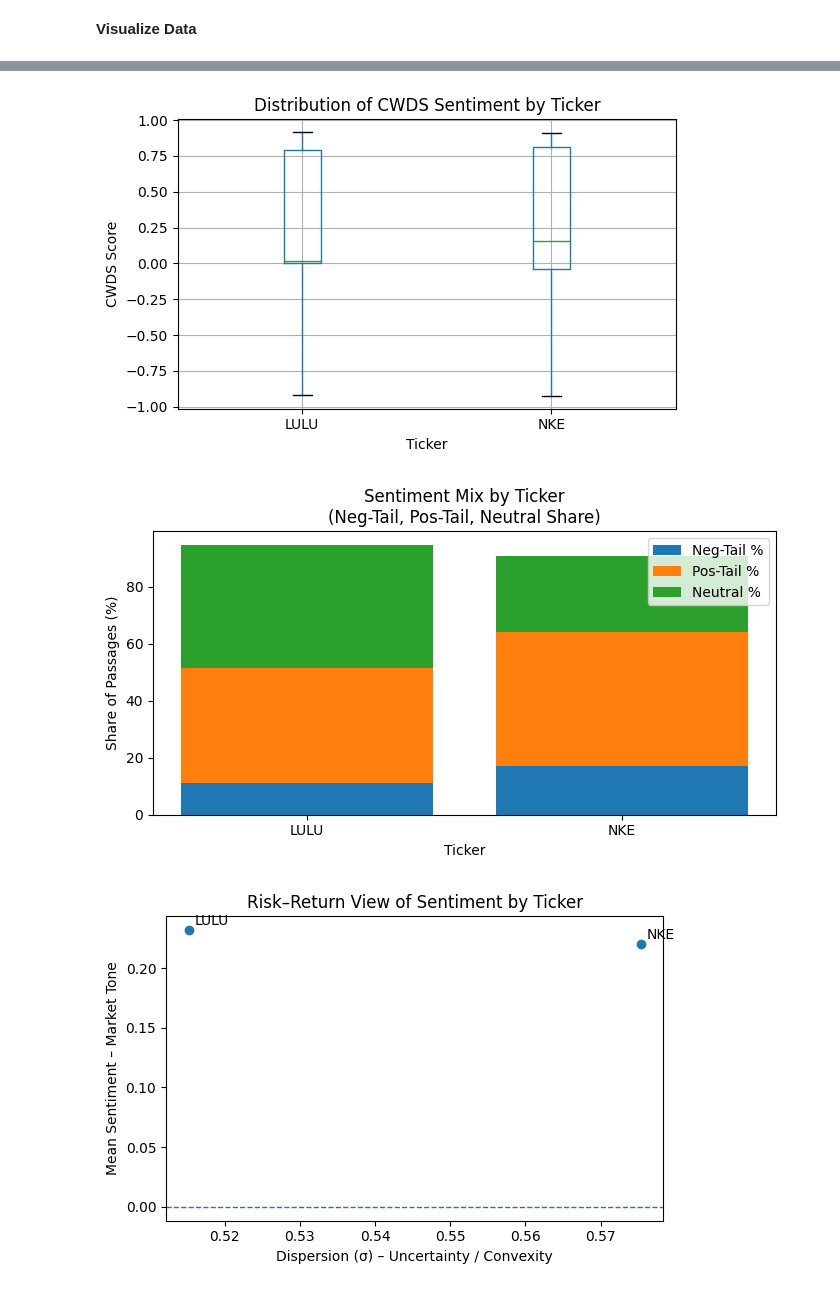
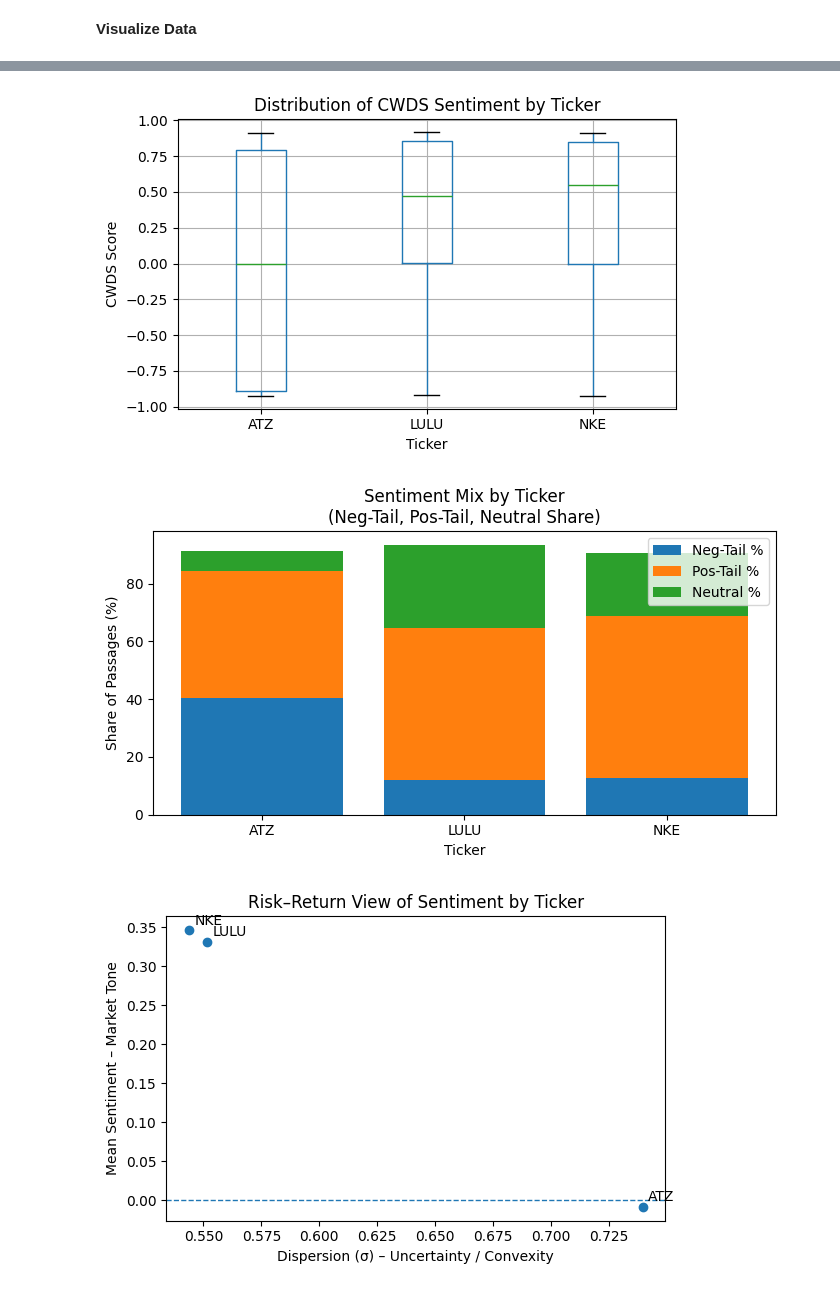
Before and after one commit to SimonKurono/scmc-2025, a Jupyter notebook: nlp/finbert.ipynb, the cells around one changed output, grey strips where cells are left out. Drawn from its saved outputs; the diff is of its cells as text; code cells hidden in the pictures.

```diff
--- a/nlp/finbert.ipynb
+++ b/nlp/finbert.ipynb
@@ -36,7 +36,7 @@ Device set to use cpu
 from collections import Counter
 import re
 import pandas as pd
-master = pd.read_csv('./processed_data/final/master_corpus.csv')
+master = pd.read_csv('./processed_data/master/master_corpus_final.csv')
 #Check rows and validate final dataset
 print(master.head())
 print(master["ticker"].unique())
@@ -401,7 +433,7 @@ df_plot["date"] = pd.to_datetime(df_plot["date"], errors="coerce")
 df_plot = df_plot.dropna(subset=["date", "ticker", "cwds_score"])
 
 # If you only care about these three tickers, keep this; otherwise remove the line
-
+focus_tickers = ["ATZ", "LULU", "NKE"]
 df_plot = df_plot[df_plot["ticker"].isin(focus_tickers)]
 
 # Ensure numeric
@@ -413,11 +445,16 @@ POS_TAIL_THRESH = 0.30
 NEG_TAIL_THRESH = -0.30
 NEU_THRESH       = 0.60
 
+
 # ---------------------------------------------------------------------
 # 1) Time series: average sentiment by ticker over time (rolling smooth)
 # ---------------------------------------------------------------------
+# ensure date is datetime and filter to 2024
+df_plot["date"] = pd.to_datetime(df_plot["date"])
+df_2024 = df_plot[(df_plot["date"] >= "2025-11-01")]
+
 ts = (
-    df_plot
+    df_2024
     .groupby(["date", "ticker"])["cwds_score"]
     .mean()
     .reset_index()
@@ -427,12 +464,11 @@ ts = (
 fig, ax = plt.subplots(figsize=(10, 4))
 
 for ticker, grp in ts.groupby("ticker"):
-    # light smoothing so the lines are not too noisy
-    y = grp["cwds_score"].rolling(window=3, min_periods=1).mean()
-    ax.plot(grp["date"], y, marker="o", linewidth=1.5, label=ticker)
+    y = grp["cwds_score"]
+    ax.plot(grp["date"], y, marker="o", label=ticker)
 
-ax.axhline(0, linestyle="--", linewidth=1)
-ax.set_title("CWDS Sentiment Over Time by Ticker")
+#ax.axhline(0, linestyle="--", linewidth=1)
+ax.set_title("CWDS Sentiment Over Time by Ticker (2024)")
 ax.set_xlabel("Date")
 ax.set_ylabel("Average CWDS Score (3-period rolling)")
 ax.legend(title="Ticker")
@@ -440,6 +476,7 @@ fig.autofmt_xdate()
 
 plt.tight_layout()
 plt.show()
+
 
 # ---------------------------------------------------------------------
 # 2) Distribution view: boxplot of sentiment by ticker
@@ -521,6 +558,6 @@ plt.show()
-[figure, old version]
+[figure, new version]
-[figure, old version]
+[figure, new version]
-[figure, old version]
+[figure, new version]
 # %%
 import pandas as pd
 import matplotlib.pyplot as plt
```
Also changed, not shown: parts of 9 cells of this notebook, 13 other files.
